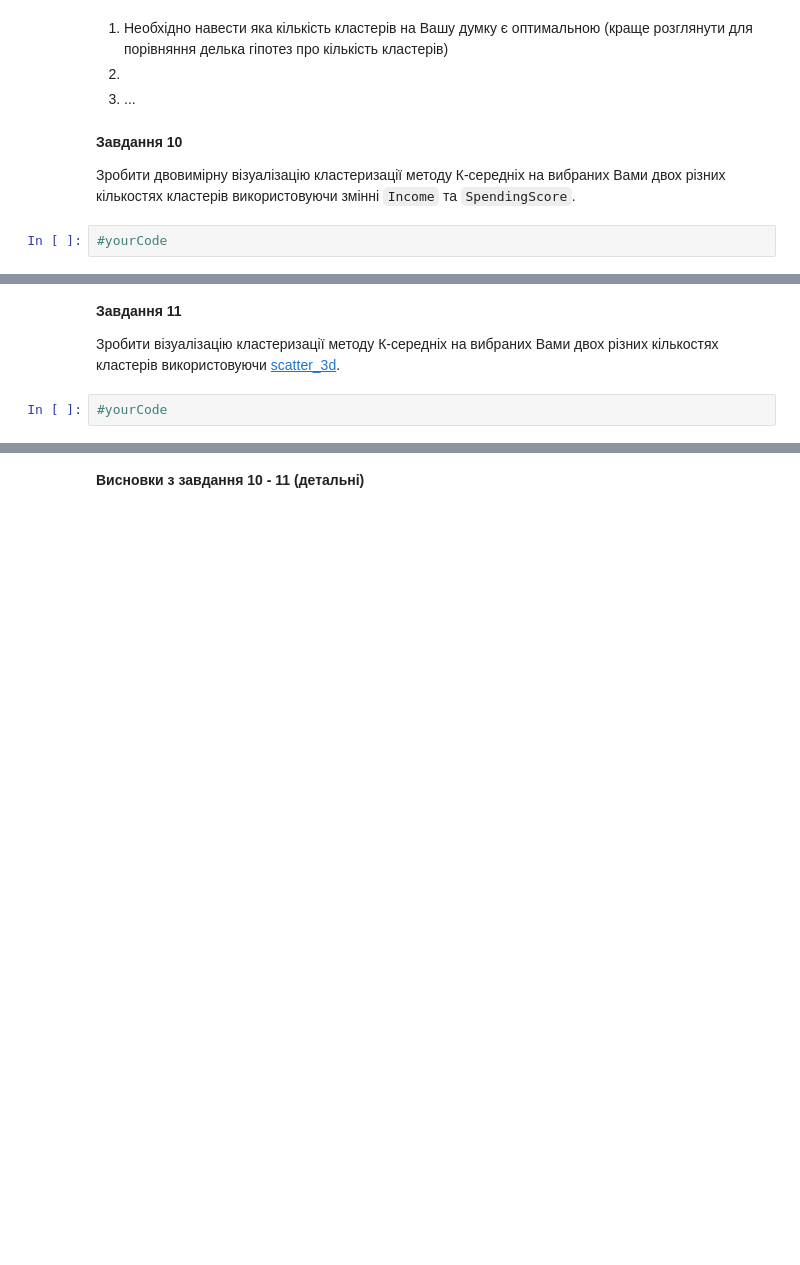
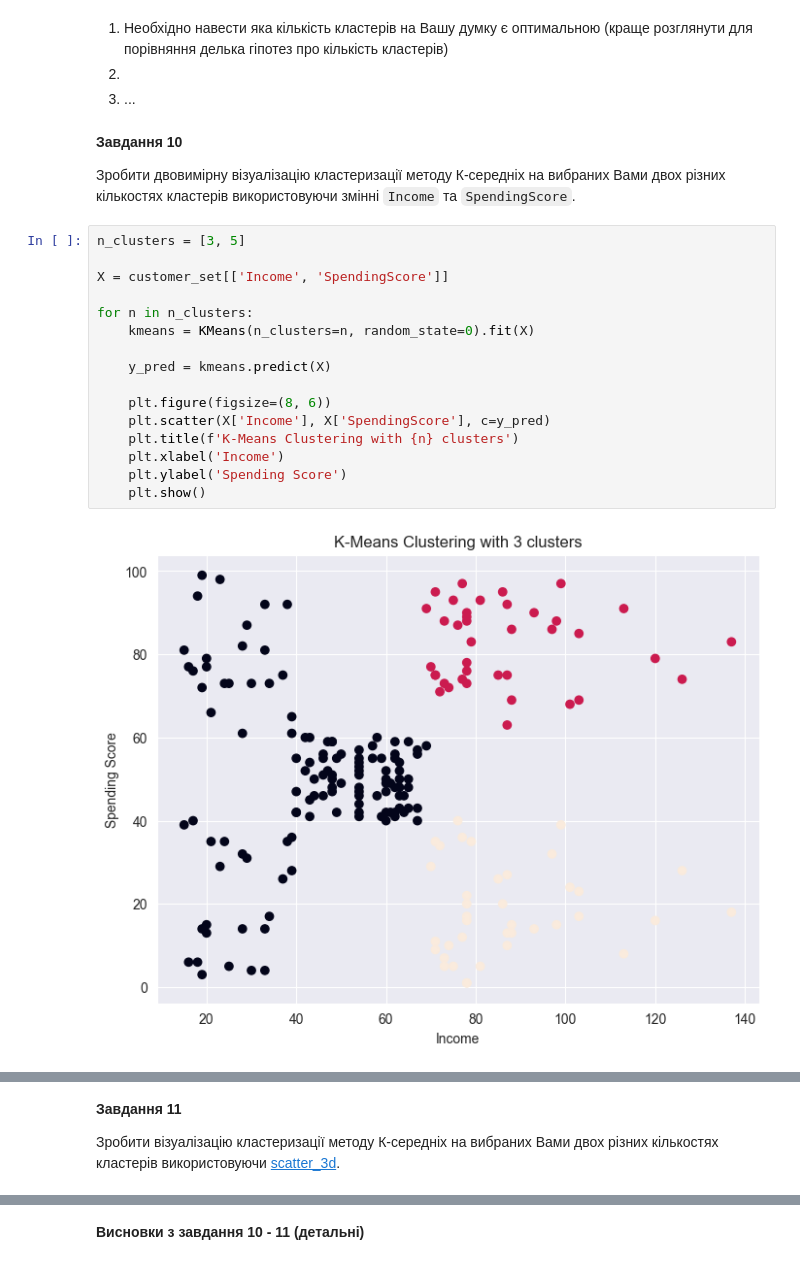
Before and after one commit to mineo71/OSHI, a Jupyter notebook: Task6_Unsupervised_Rylsky_Oleh.ipynb, the cells around one changed output, grey strips where cells are left out. Saved outputs shown, nothing was run; the diff lists cells and outputs as text; blank space fills up the shorter version.

```diff
--- a/Task6_Unsupervised_Rylsky_Oleh.ipynb
+++ b/Task6_Unsupervised_Rylsky_Oleh.ipynb
@@ -245,5 +265,21 @@ plt.show()
 **Завдання 10**
 
 Зробити двовимірну візуалізацію кластеризації методу К-середніх на вибраних Вами двох різних кількостях кластерів використовуючи змінні `Income` та `SpendingScore`.
-# %%
-#yourCode
+# %%
+n_clusters = [3, 5]
+
+X = customer_set[['Income', 'SpendingScore']]
+
+for n in n_clusters:
+    kmeans = KMeans(n_clusters=n, random_state=0).fit(X)
+
+    y_pred = kmeans.predict(X)
+
+    plt.figure(figsize=(8, 6))
+    plt.scatter(X['Income'], X['SpendingScore'], c=y_pred)
+    plt.title(f'K-Means Clustering with {n} clusters')
+    plt.xlabel('Income')
+    plt.ylabel('Spending Score')
+    plt.show()
+# %% [output]
+[figure, added]
@@ -251,5 +288,3 @@ plt.show()
 **Завдання 11**
 
 Зробити візуалізацію кластеризації методу К-середніх на вибраних Вами двох різних кількостях кластерів використовуючи [scatter_3d](https://plotly.com/python/3d-scatter-plots/).
-# %%
-#yourCode
```
Also changed, not shown: parts of 12 cells of this notebook.
